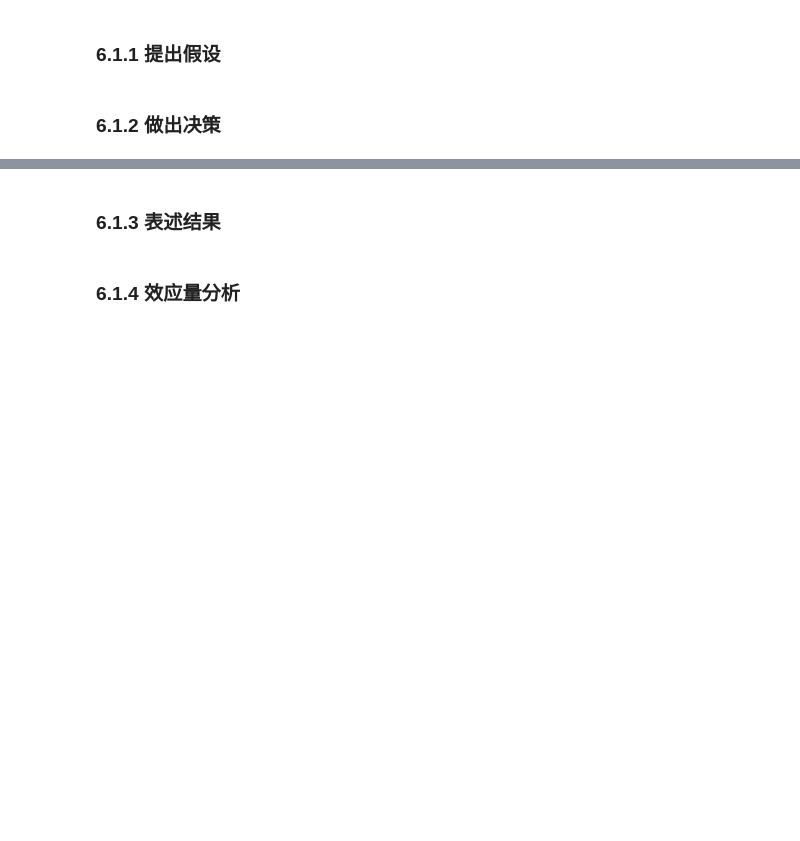
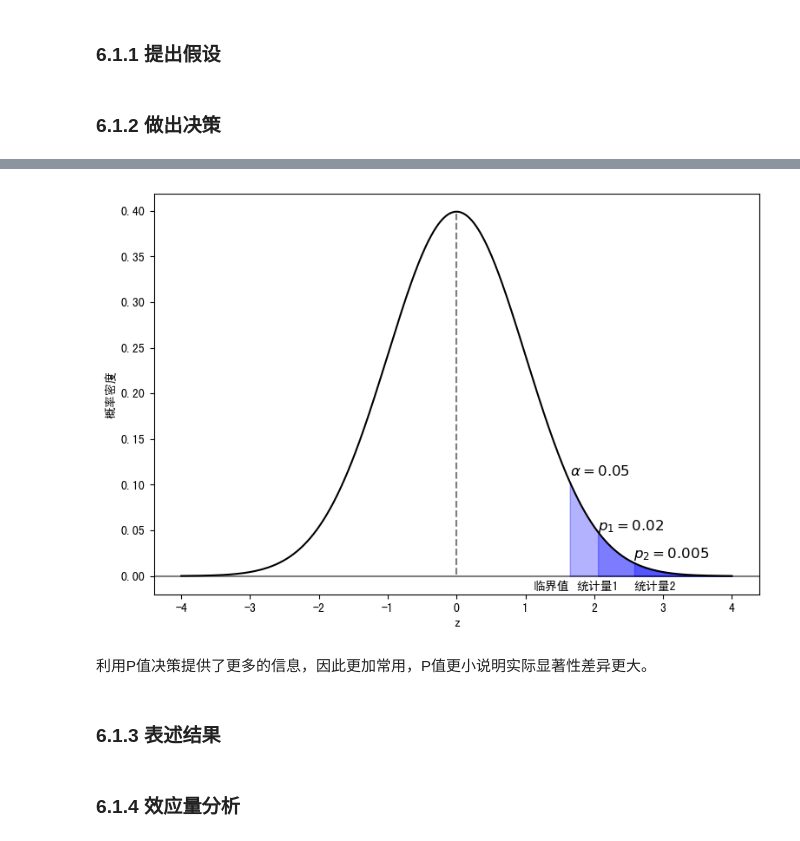
Before and after one commit to z-my-cn/Py4s, a Jupyter notebook: 第6章假设检验.ipynb, the cells around one changed output, grey strips where cells are left out. Saved outputs shown, nothing was run; the diff lists cells and outputs as text; code cells hidden in the pictures; blank space fills up the shorter version.

```diff
--- a/第6章假设检验.ipynb
+++ b/第6章假设检验.ipynb
@@ -17,3 +149,35 @@ from statsmodels.stats.weightstats import ztest, ttest_ind # 导入假设检验
+# %%
+# 拒绝原假设的两个统计量的不同显著
+plt.figure(figsize=(9, 6)) # 设置画布
+x = np.linspace(-4, 4, 1000) # 生成x轴数据
+y = norm.pdf(x, 0, 1) # 计算标准正态分布的概率密度函数
+alpha = 0.05 # 设定显著性水平
+z_alpha = norm.ppf(1-alpha, 0, 1) # 计算临界值
+p1 = 0.02 # 设定P值
+z_p1 = norm.ppf(1-p1, 0, 1) # 计算临界值
+p2 = 0.005 # 设定P值
+z_p2 = norm.ppf(1-p2, 0, 1) # 计算临界值
+
+plt.plot(x, y, color='black') # 绘制标准正态分布的概率密度函数
+plt.fill_between(x, y, 0, where=(x>=z_alpha), color='b', alpha=0.3) # 绘制拒绝域
+plt.fill_between(x, y, 0, where=(x>=z_p1), color='b', alpha=0.3) # 绘制P值=0.02的面积
+plt.fill_between(x, y, 0, where=(x>=z_p2), color='b', alpha=0.3) # 绘制P值=0.01的面积
+plt.axvline(x=0, ymin=0.05, ymax=0.95, c='black', linestyle='--', alpha=0.5) # 绘制均值线
+plt.axhline(y=0, c='black', linestyle='-', alpha=0.5) # 绘制底部基线
+plt.text(z_alpha, 0.11, r'$\alpha={}$'.format(alpha), fontsize=12, ha='left') # 显示设定显著性水平
+plt.text(z_alpha, -0.015, r'临界值', fontsize=10, ha='right') # 显示临界值
+plt.text(z_p1, 0.05, r'$p_1={}$'.format(round(p1, 4)), fontsize=12, ha='left') # 显示P值
+plt.text(z_p1, -0.015, r'统计量1', fontsize=10, ha='center') # 显示临界值
+plt.text(z_p2, 0.02, r'$p_2={}$'.format(round(p2, 4)), fontsize=12, ha='left') # 显示P值
+plt.text(z_p2, -0.015, r'统计量2', fontsize=10, ha='left') # 显示临界值
+plt.xlabel('z') # 设置x轴标签
+plt.ylabel('概率密度') # 设置y轴标签
+
+plt.show() # 显示图像
+# %% [output]
+[figure, added]
+# %% [markdown]
+利用P值决策提供了更多的信息，因此更加常用，P值更小说明实际显著性差异更大。
 # %% [markdown]
 ### 6.1.3 表述结果
 # %% [markdown]
```
Also changed, not shown: parts of 80 cells of this notebook.
